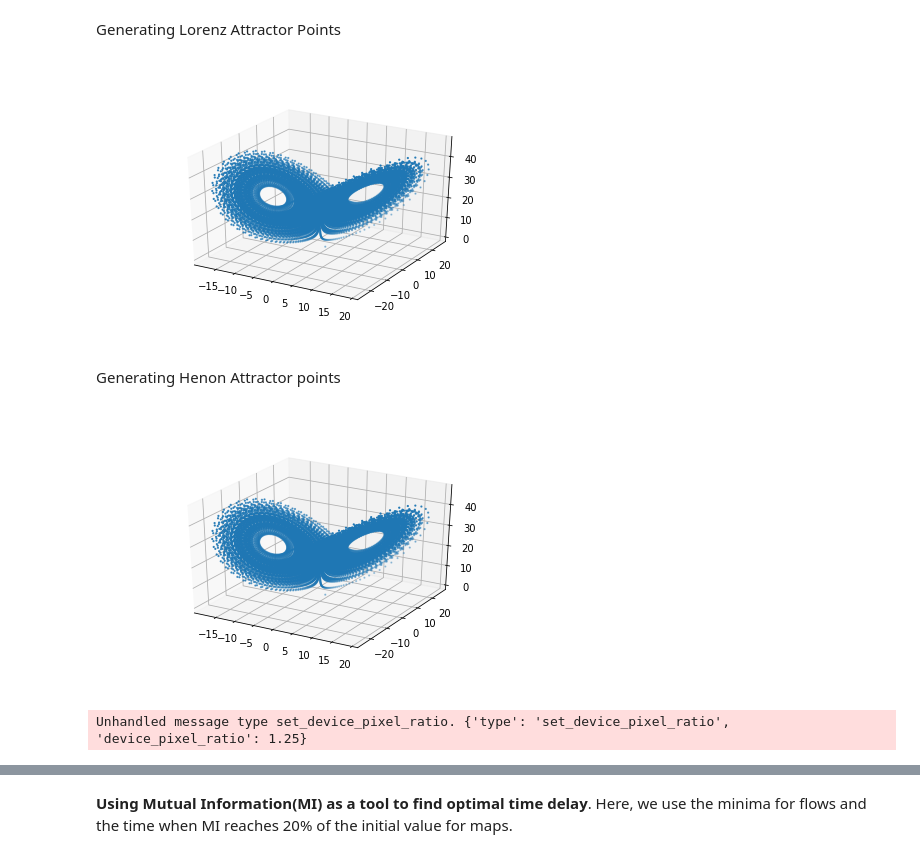
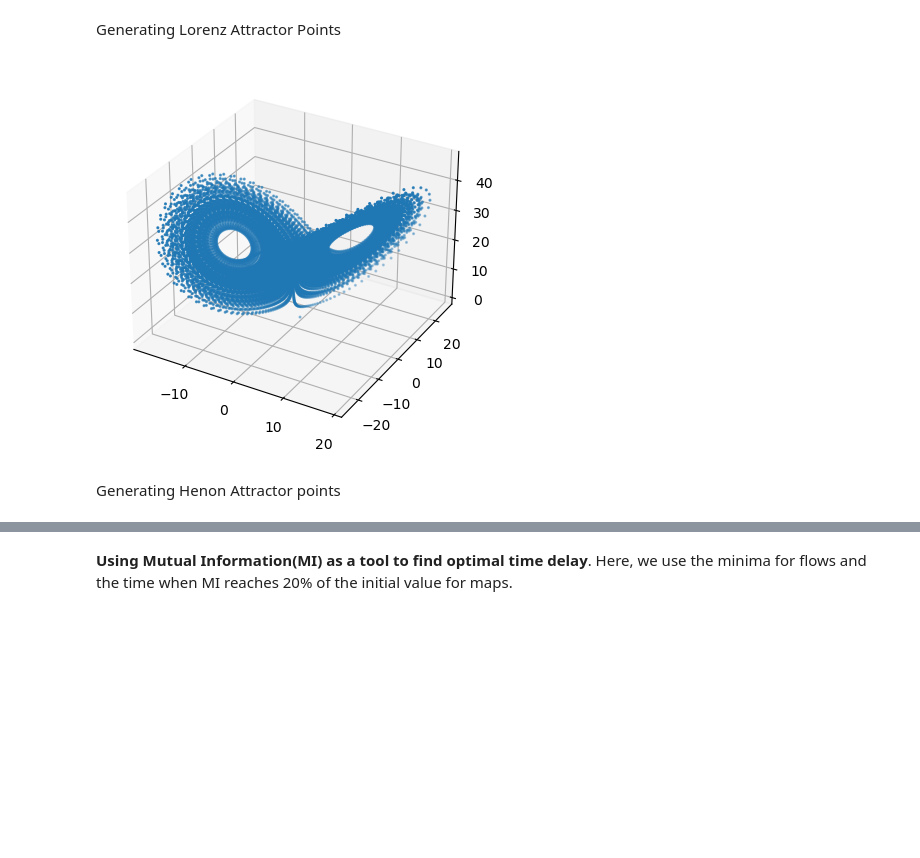
Before and after one commit to Deepeshmk/Takens-Embedding, a Jupyter notebook: Takens_Analysis-22-10-2021.ipynb, the cells around one changed output, grey strips where cells are left out. Drawn from its saved outputs; the diff is of its cells as text; code cells hidden in the pictures; blank space fills up the shorter version.

```diff
--- a/Takens_Analysis-22-10-2021.ipynb
+++ b/Takens_Analysis-22-10-2021.ipynb
@@ -70,10 +57,10 @@ xl,yl,zl=xl[5000:],yl[5000:],zl[5000:]
 Nl=15000
 # %%
 fig = plt.figure()
-ax = fig.gca(projection='3d')
+ax = plt.axes(projection='3d')
 ax.scatter(xl,yl,zl, s=1.5)
 plt.show()
 # %% [output]
-[figure, old version]
+[figure, new version]
 # %% [markdown]
 Generating Henon Attractor points
@@ -83,8 +66,0 @@ output.enable_custom_widget_manager()
-# %%
-fig = plt.figure()
-ax = fig.gca(projection='3d')
-ax.scatter(xl,yl,zl, s=1.5)
-plt.show()
-# %% [output]
-[figure, removed]
-Unhandled message type set_device_pixel_ratio. {'type': 'set_device_pixel_ratio', 'device_pixel_ratio': 1.25}
```
Also changed, not shown: parts of 22 cells of this notebook.
